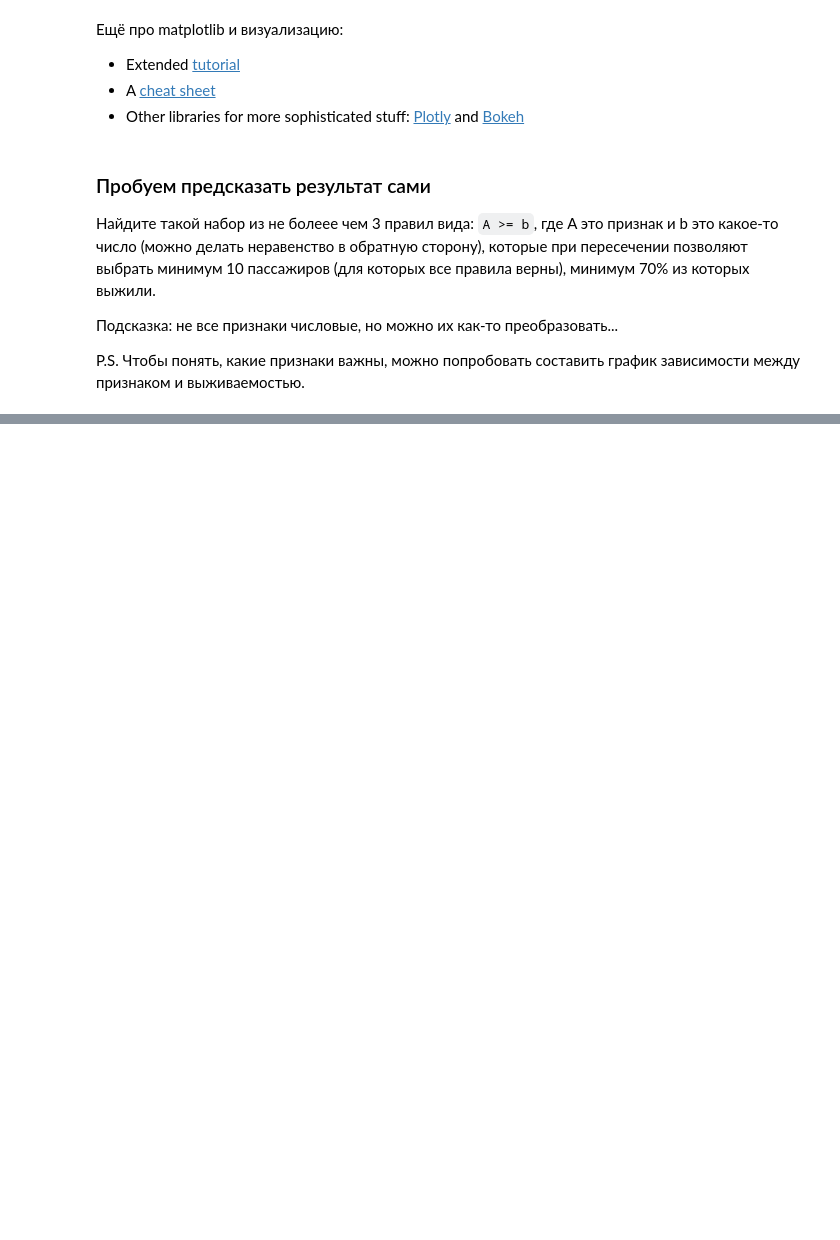
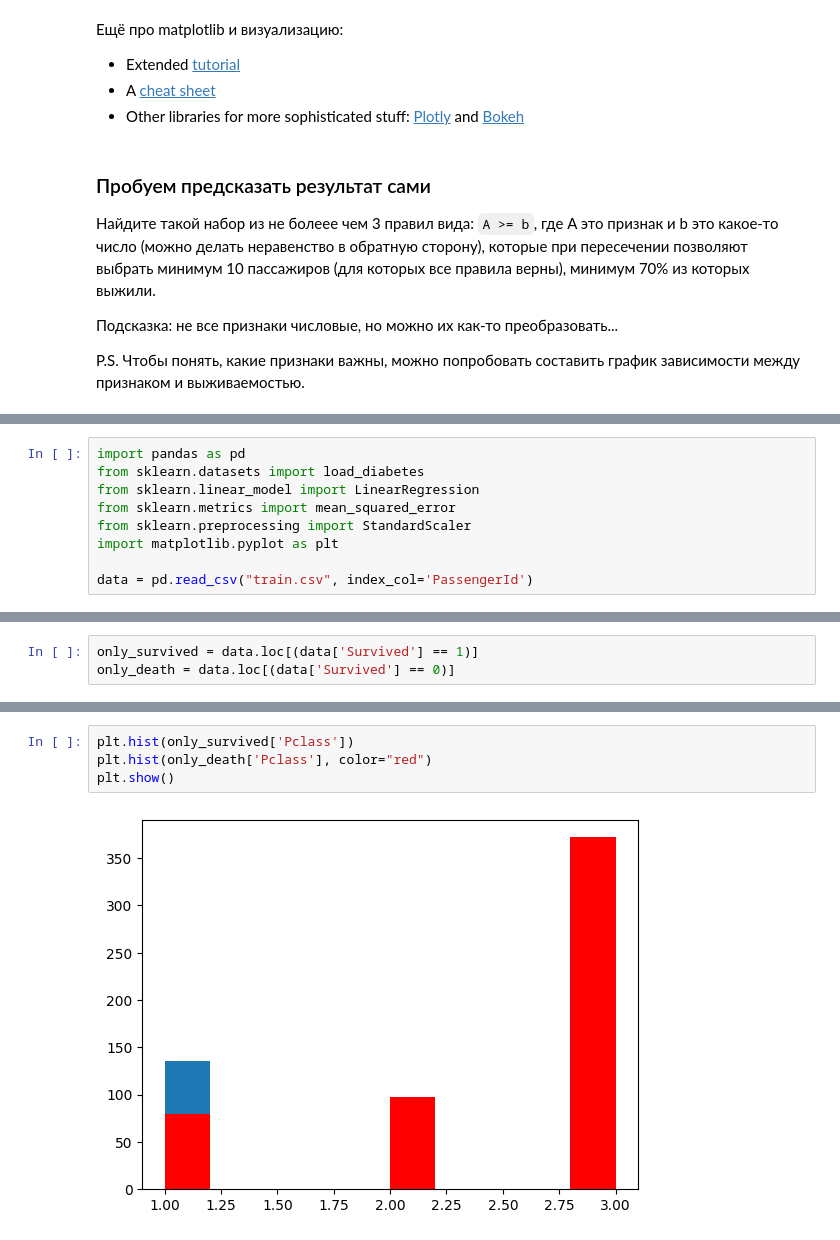
Before and after one commit to MaxTernat0r/ML_9_study, a Jupyter notebook: topic_3/datasets/e6a7b904-5075-4f14-b7b8-3aaf2c8c60a8.ipynb, the cells around one changed output, grey strips where cells are left out. Saved outputs shown, nothing was run; the diff lists cells and outputs as text; blank space fills up the shorter version.

```diff
--- a/topic_3/datasets/e6a7b904-5075-4f14-b7b8-3aaf2c8c60a8.ipynb
+++ b/topic_3/datasets/e6a7b904-5075-4f14-b7b8-3aaf2c8c60a8.ipynb
@@ -378,0 +377,9 @@ P.S. Чтобы понять, какие признаки важны, можно
+# %%
+import pandas as pd
+from sklearn.datasets import load_diabetes
+from sklearn.linear_model import LinearRegression
+from sklearn.metrics import mean_squared_error
+from sklearn.preprocessing import StandardScaler
+import matplotlib.pyplot as plt
+
+data = pd.read_csv("train.csv", index_col='PassengerId')
@@ -378,0 +391,3 @@ P.S. Чтобы понять, какие признаки важны, можно
+# %%
+only_survived = data.loc[(data['Survived'] == 1)]
+only_death = data.loc[(data['Survived'] == 0)]
@@ -378,0 +404,6 @@ P.S. Чтобы понять, какие признаки важны, можно
+# %%
+plt.hist(only_survived['Pclass'])
+plt.hist(only_death['Pclass'], color="red")
+plt.show()
+# %% [output]
+[figure, added]
```
Also changed, not shown: parts of 11 cells of this notebook.
